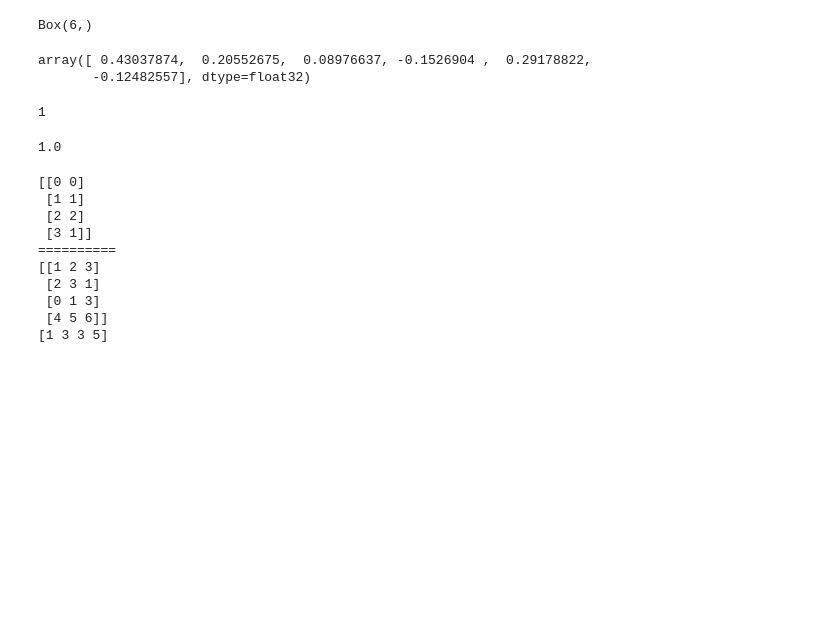
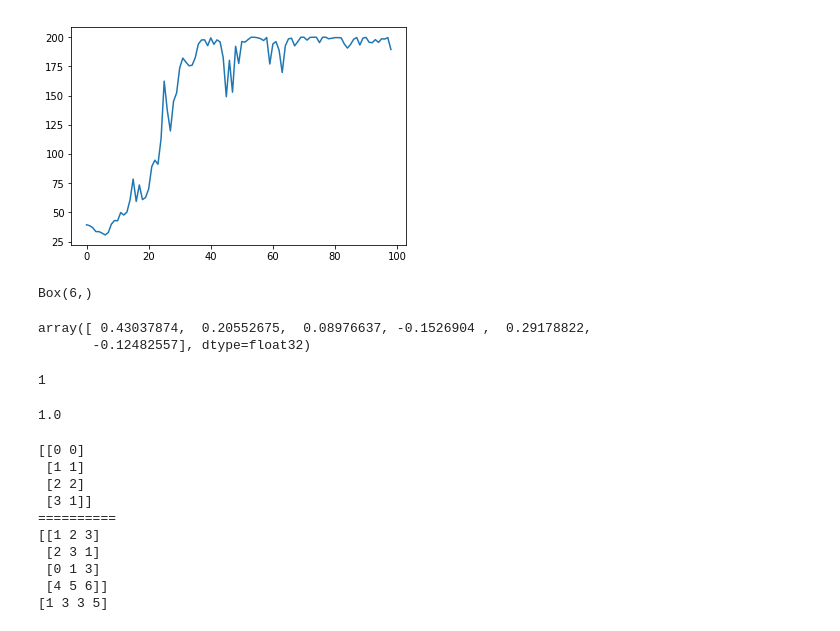
Before and after one commit to fly2mato/learningRL, a Jupyter notebook: DQN/DQN.ipynb, the cells around one changed output. Saved outputs shown, nothing was run; the diff lists cells and outputs as text; code cells hidden in the pictures; blank space fills up the shorter version.

```diff
--- a/DQN/DQN.ipynb
+++ b/DQN/DQN.ipynb
@@ -189,3 +192,13 @@ plt.plot(np.arange(len(agent.mean_rew)), agent.mean_rew)
+# %%
+agent2 = DQN(env='CartPole-v0')#, epochs=50)#, step_per_epoch=1000, max_ep_len=500)
+#env='CartPole-v0', seed=0, epochs=100, step_per_epoch=5000, replay_size=int(1e6),
+#                                   gamma=0.99, batch_size=100, max_ep_len=1000, act_noise=0.1, lr=1e-3, epsilon=0.1,
+#                                   hidden_sizes = (40,)
+
+agent2.run()
+agent2.show_result()
+# %% [output]
+[figure, added]
 # %%
 ##test
 
```
Also changed, not shown: parts of 6 cells of this notebook, 1 other file.
